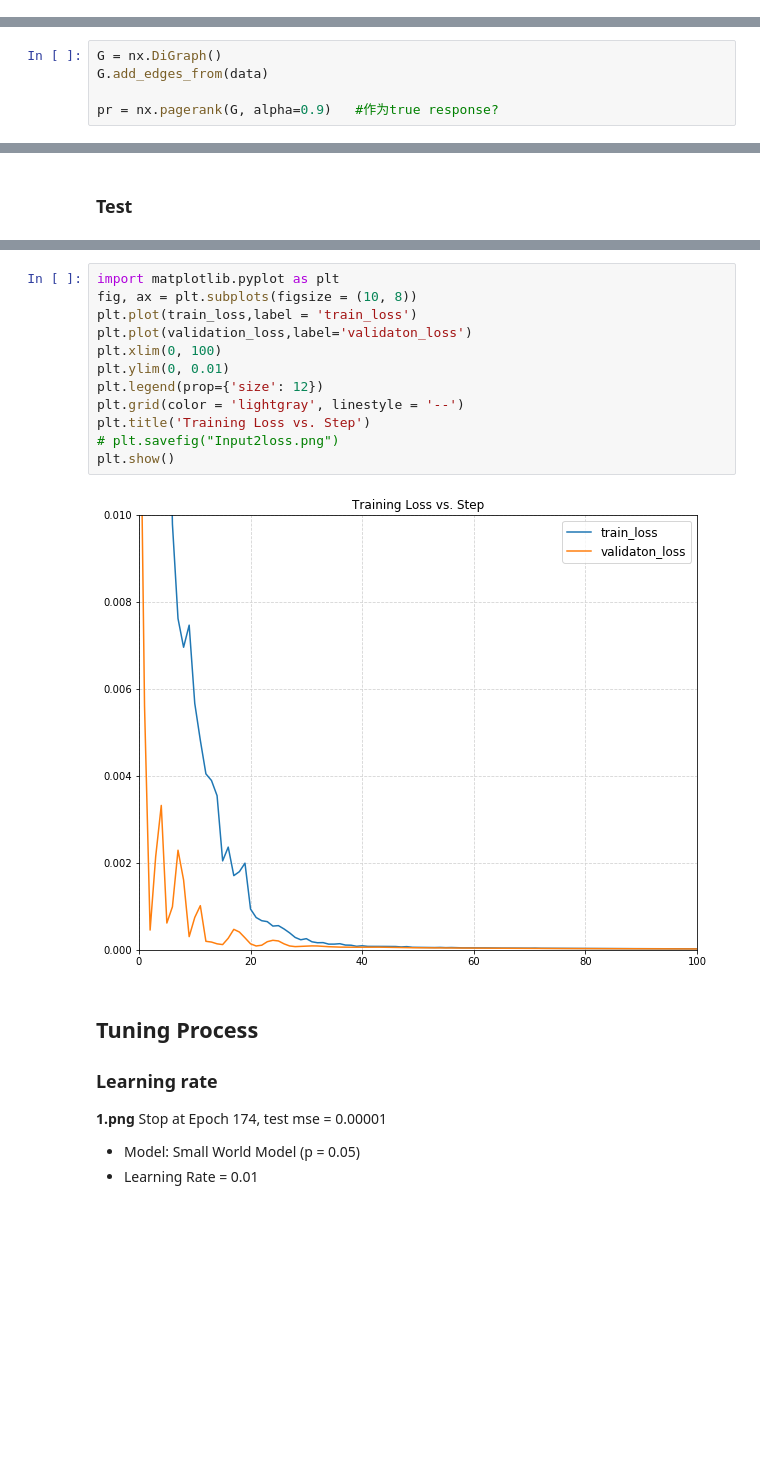
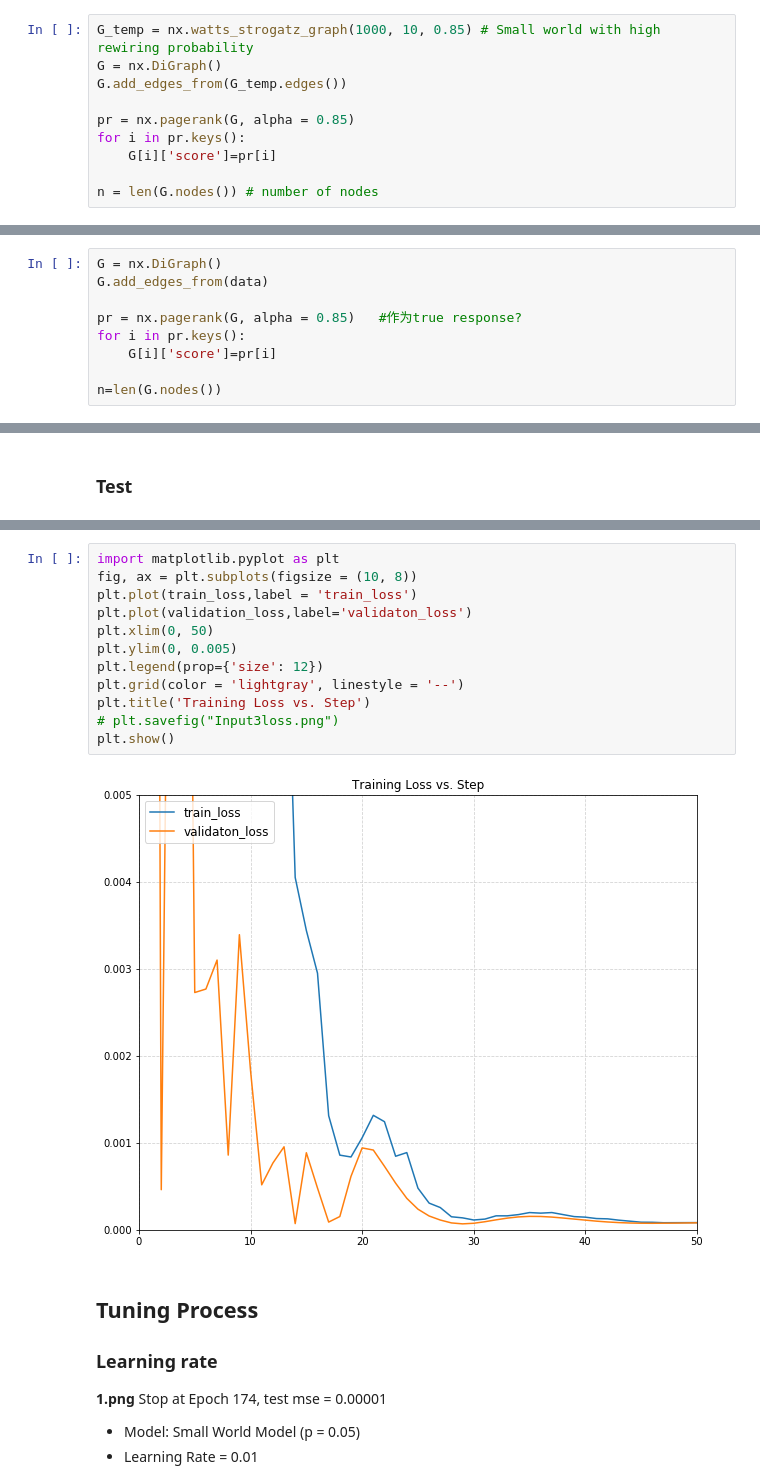
Before and after one commit to Richard-Hendricks/UIUC-Fall-2017, a Jupyter notebook: IE_532/Project/yiming3.0.ipynb, the cells around one changed output, grey strips where cells are left out. Saved outputs shown, nothing was run; the diff lists cells and outputs as text; blank space fills up the shorter version.

```diff
--- a/IE_532/Project/yiming3.0.ipynb
+++ b/IE_532/Project/yiming3.0.ipynb
@@ -76,3 +90,13 @@ n = len(G.nodes()) # number of nodes
+# %%
+G_temp = nx.watts_strogatz_graph(1000, 10, 0.85) # Small world with high rewiring probability
+G = nx.DiGraph()
+G.add_edges_from(G_temp.edges())
+
+pr = nx.pagerank(G, alpha = 0.85)
+for i in pr.keys():
+    G[i]['score']=pr[i]
+
+n = len(G.nodes()) # number of nodes
 # %% [markdown]
 ### Input 4: Stanford Web Data
 # %%
@@ -84,4 +108,8 @@ with open("web-Stanford.txt","r") as fil:
 G = nx.DiGraph()
 G.add_edges_from(data)
 
-pr = nx.pagerank(G, alpha=0.9)   #作为true response?
+pr = nx.pagerank(G, alpha = 0.85)   #作为true response?
+for i in pr.keys():
+    G[i]['score']=pr[i]
+
+n=len(G.nodes())
@@ -402,17 +421,17 @@ Test set results: cost= 0.00000, Mean square error= 4.699519e-07, time= 0.04354s
 # %%
 import matplotlib.pyplot as plt
 fig, ax = plt.subplots(figsize = (10, 8))
 plt.plot(train_loss,label = 'train_loss')
 plt.plot(validation_loss,label='validaton_loss')
-plt.xlim(0, 100)
-plt.ylim(0, 0.01)
+plt.xlim(0, 50)
+plt.ylim(0, 0.005)
 plt.legend(prop={'size': 12})
 plt.grid(color = 'lightgray', linestyle = '--')
 plt.title('Training Loss vs. Step')
-# plt.savefig("Input2loss.png")
+# plt.savefig("Input3loss.png")
 plt.show()
 # %% [output]
-[figure, old version]
+[figure, new version]
 # %% [markdown]
 ## Tuning Process
 ### Learning rate
```
Also changed, not shown: parts of 7 cells of this notebook.
